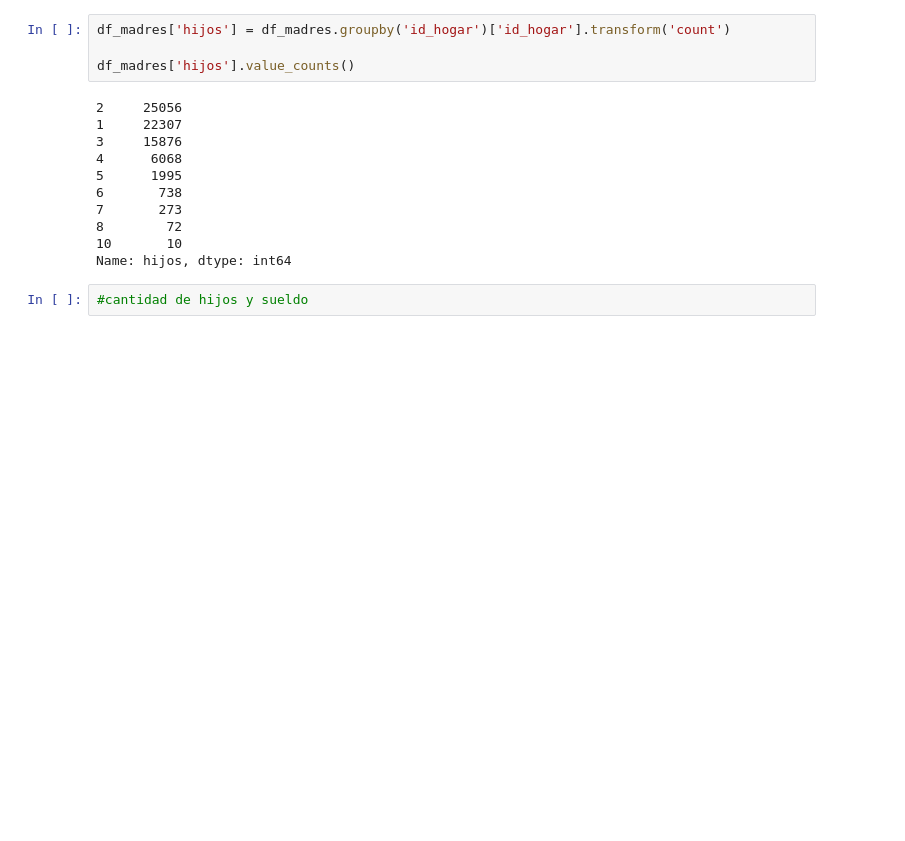
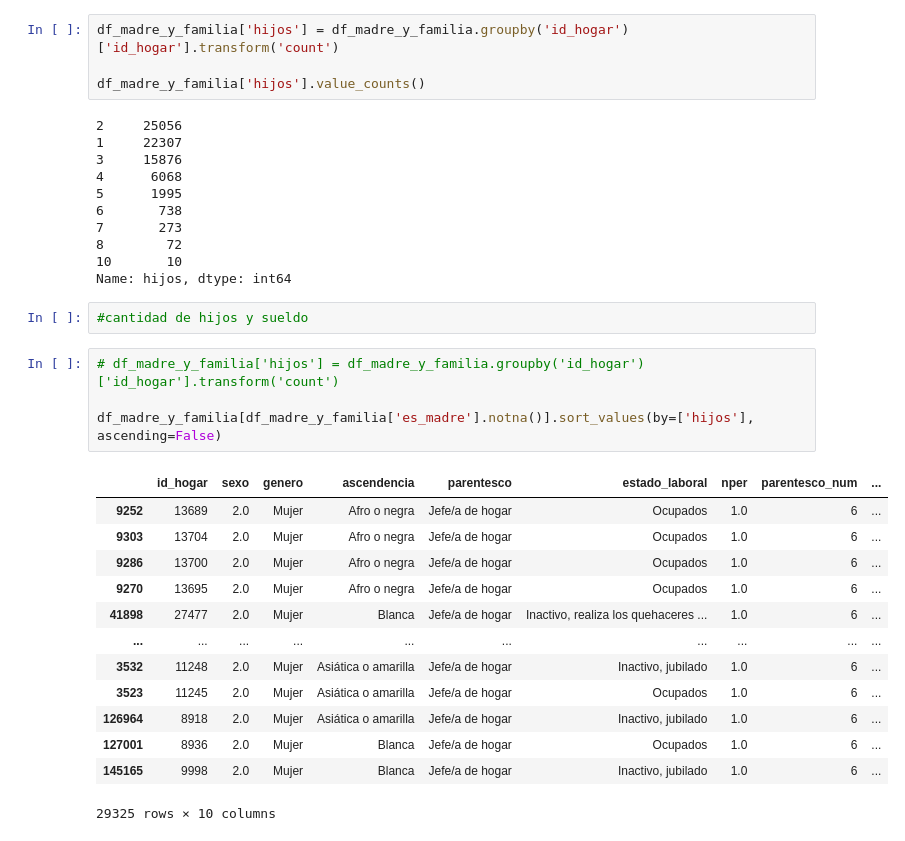
Before and after one commit to anicolon/coder_proyecto, a Jupyter notebook: hyp_2020/hyp_2020.ipynb, the cells around one changed output. Saved outputs shown, nothing was run; the diff lists cells and outputs as text; blank space fills up the shorter version.

```diff
--- a/hyp_2020/hyp_2020.ipynb
+++ b/hyp_2020/hyp_2020.ipynb
@@ -260,7 +232,7 @@ df_madres_work
 # %%
-df_madres['hijos'] = df_madres.groupby('id_hogar')['id_hogar'].transform('count')
+df_madre_y_familia['hijos'] = df_madre_y_familia.groupby('id_hogar')['id_hogar'].transform('count')
 
-df_madres['hijos'].value_counts()
+df_madre_y_familia['hijos'].value_counts()
 # %% [output]
 2     25056
 1     22307
@@ -274,3 +246,21 @@ df_madres['hijos'].value_counts()
 Name: hijos, dtype: int64
 # %%
 #cantidad de hijos y sueldo
+# %%
+# df_madre_y_familia['hijos'] = df_madre_y_familia.groupby('id_hogar')['id_hogar'].transform('count')
+
+df_madre_y_familia[df_madre_y_familia['es_madre'].notna()].sort_values(by=['hijos'], ascending=False)
+# %% [output]
+|  | id_hogar | sexo | genero | ascendencia | parentesco | estado_laboral | nper | parentesco_num | ... |
+| 9252 | 13689 | 2.0 | Mujer | Afro o negra | Jefe/a de hogar | Ocupados | 1.0 | 6 | ... |
+| 9303 | 13704 | 2.0 | Mujer | Afro o negra | Jefe/a de hogar | Ocupados | 1.0 | 6 | ... |
+| 9286 | 13700 | 2.0 | Mujer | Afro o negra | Jefe/a de hogar | Ocupados | 1.0 | 6 | ... |
+| 9270 | 13695 | 2.0 | Mujer | Afro o negra | Jefe/a de hogar | Ocupados | 1.0 | 6 | ... |
+| 41898 | 27477 | 2.0 | Mujer | Blanca | Jefe/a de hogar | Inactivo, realiza los quehaceres ... | 1.0 | 6 | ... |
+| ... | ... | ... | ... | ... | ... | ... | ... | ... | ... |
+| 3532 | 11248 | 2.0 | Mujer | Asiática o amarilla | Jefe/a de hogar | Inactivo, jubilado | 1.0 | 6 | ... |
+| 3523 | 11245 | 2.0 | Mujer | Asiática o amarilla | Jefe/a de hogar | Ocupados | 1.0 | 6 | ... |
+| 126964 | 8918 | 2.0 | Mujer | Asiática o amarilla | Jefe/a de hogar | Inactivo, jubilado | 1.0 | 6 | ... |
+| 127001 | 8936 | 2.0 | Mujer | Blanca | Jefe/a de hogar | Ocupados | 1.0 | 6 | ... |
+| 145165 | 9998 | 2.0 | Mujer | Blanca | Jefe/a de hogar | Inactivo, jubilado | 1.0 | 6 | ... |
+29325 rows × 10 columns
```
Also changed, not shown: parts of 12 cells of this notebook, 1 other file.
